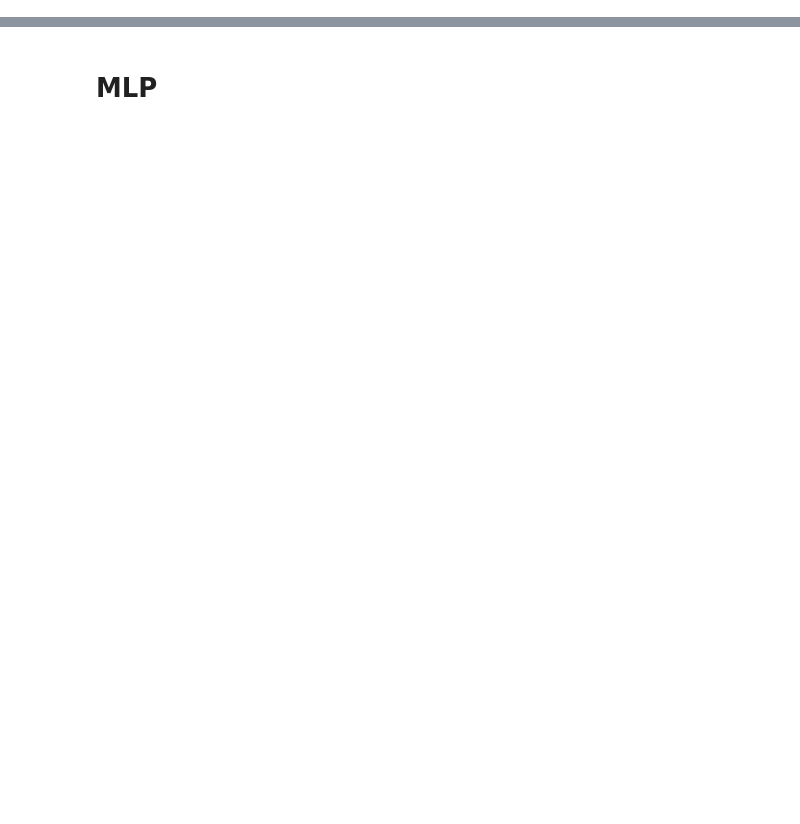
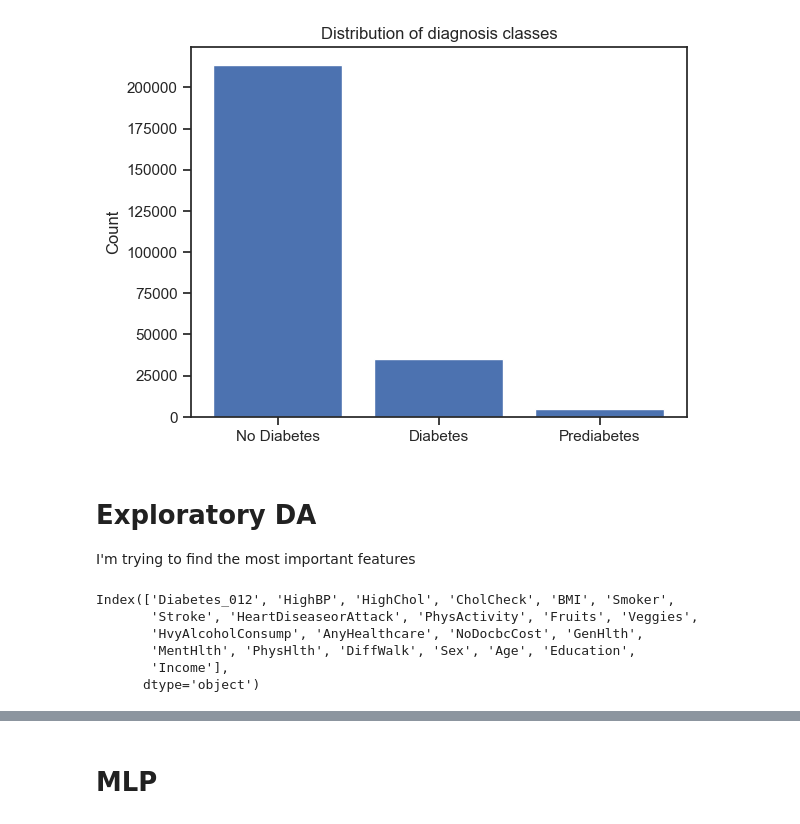
Before and after one commit to mackenzievvvz/diabetes-type-2, a Jupyter notebook: mlp/mlp.ipynb, the cells around one changed output, grey strips where cells are left out. Cells and saved outputs as stored; diff of their text form; code cells hidden in the pictures; blank space fills up the shorter version.

```diff
--- a/mlp/mlp.ipynb
+++ b/mlp/mlp.ipynb
@@ -68,0 +65,16 @@ X_train_big, X_test_big, y_train_big, y_test_big = getTrainTestData(df, test_siz
+# %%
+# the distribution of classes. As you can see, the dataset is not balanced
+counts = df['Diabetes_012'].value_counts()
+classes = ['No Diabetes', 'Prediabetes', 'Diabetes']
+plt.bar(counts.index.map(lambda x: classes[x]), counts.values)
+
+# df['Diabetes_012'].value_counts().plot(kind='bar')
+plt.title('Distribution of diagnosis classes')
+plt.ylabel('Count')
+plt.show()
+# %% [output]
+[figure, added]
+# %% [markdown]
+# Exploratory DA
+
+I'm trying to find the most important features
@@ -68,0 +88,9 @@ X_train_big, X_test_big, y_train_big, y_test_big = getTrainTestData(df, test_siz
+# %%
+df_small.columns
+# %% [output]
+Index(['Diabetes_012', 'HighBP', 'HighChol', 'CholCheck', 'BMI', 'Smoker',
+       'Stroke', 'HeartDiseaseorAttack', 'PhysActivity', 'Fruits', 'Veggies',
+       'HvyAlcoholConsump', 'AnyHealthcare', 'NoDocbcCost', 'GenHlth',
+       'MentHlth', 'PhysHlth', 'DiffWalk', 'Sex', 'Age', 'Education',
+       'Income'],
+      dtype='object')
```
Also changed, not shown: parts of 29 cells of this notebook.
